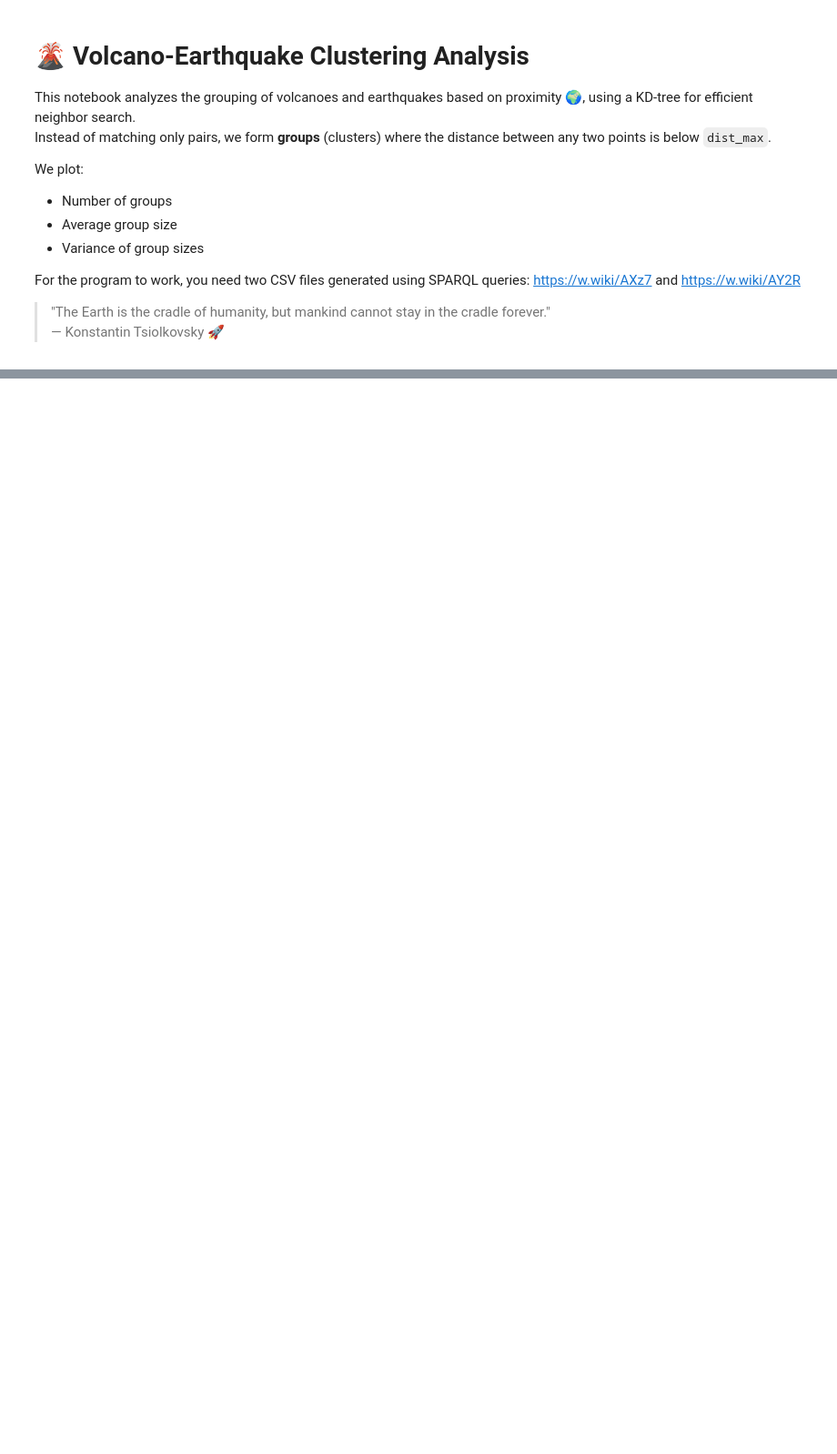
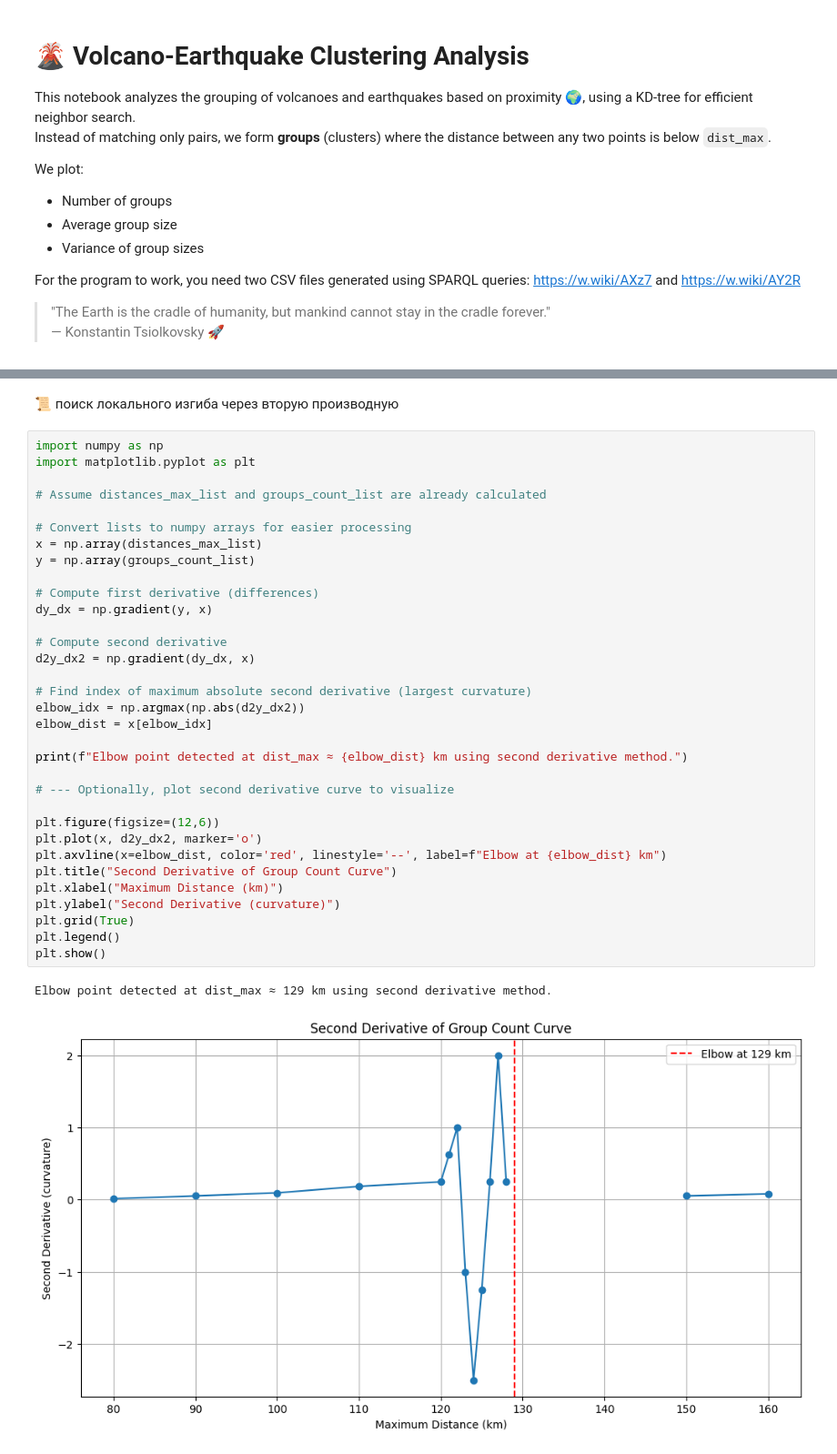
Before and after one commit to componavt/wd_book, a Jupyter notebook: programming_tasks/natural_disasters/volcano_earthquake_clustering.ipynb, the cells around one changed output, grey strips where cells are left out. Shown at 91% size. Saved outputs shown, nothing was run; the diff lists cells and outputs as text; blank space fills up the shorter version.

```diff
--- a/programming_tasks/natural_disasters/volcano_earthquake_clustering.ipynb
+++ b/programming_tasks/natural_disasters/volcano_earthquake_clustering.ipynb
@@ -115,0 +341,38 @@ plt.show()
+# %% [markdown]
+📜 поиск локального изгиба через вторую производную
+# %%
+import numpy as np
+import matplotlib.pyplot as plt
+
+# Assume distances_max_list and groups_count_list are already calculated
+
+# Convert lists to numpy arrays for easier processing
+x = np.array(distances_max_list)
+y = np.array(groups_count_list)
+
+# Compute first derivative (differences)
+dy_dx = np.gradient(y, x)
+
+# Compute second derivative
+d2y_dx2 = np.gradient(dy_dx, x)
+
+# Find index of maximum absolute second derivative (largest curvature)
+elbow_idx = np.argmax(np.abs(d2y_dx2))
+elbow_dist = x[elbow_idx]
+
+print(f"Elbow point detected at dist_max ≈ {elbow_dist} km using second derivative method.")
+
+# --- Optionally, plot second derivative curve to visualize
+
+plt.figure(figsize=(12,6))
+plt.plot(x, d2y_dx2, marker='o')
+plt.axvline(x=elbow_dist, color='red', linestyle='--', label=f"Elbow at {elbow_dist} km")
+plt.title("Second Derivative of Group Count Curve")
+plt.xlabel("Maximum Distance (km)")
+plt.ylabel("Second Derivative (curvature)")
+plt.grid(True)
+plt.legend()
+plt.show()
+# %% [output]
+Elbow point detected at dist_max ≈ 129 km using second derivative method.
+[figure, added]
```
Also changed, not shown: parts of 5 cells of this notebook.
